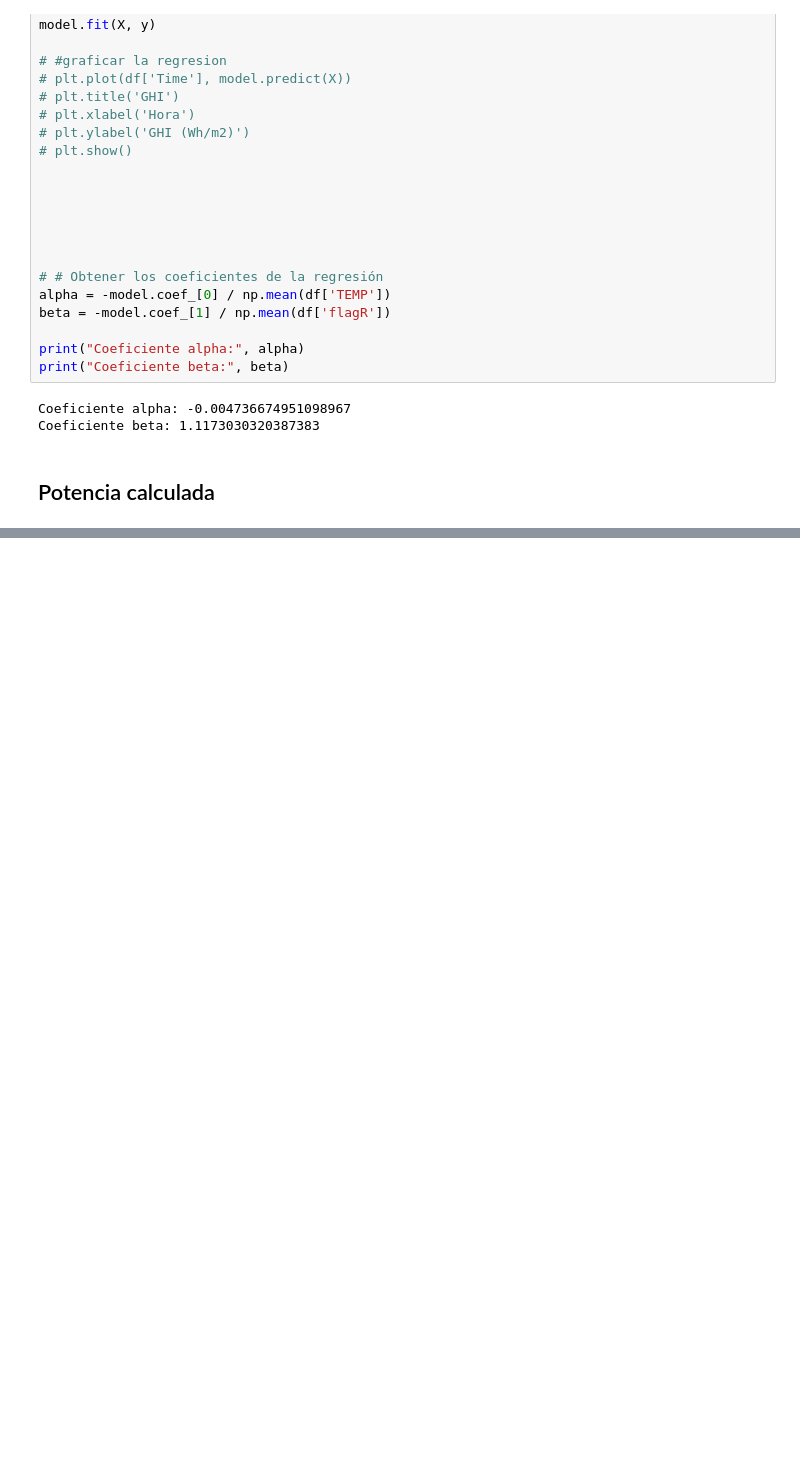
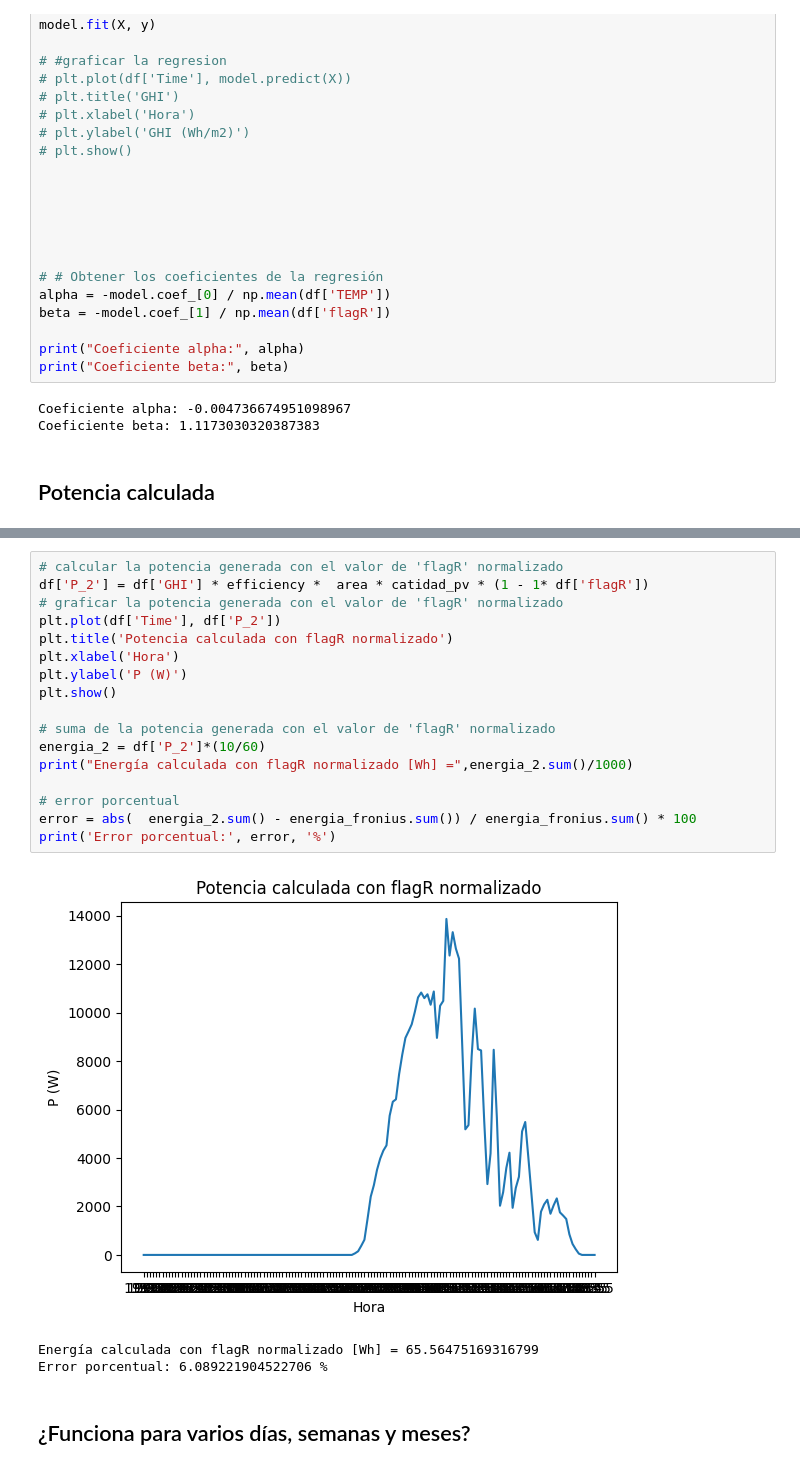
Before and after one commit to GustavoUNAL/Solar-1.233102--77.292833-, a Jupyter notebook: Notebooks/01-2023/modelo_matematico.ipynb, the cells around one changed output, grey strips where cells are left out. Cells and saved outputs as stored; diff of their text form; blank space fills up the shorter version.

```diff
--- a/Notebooks/01-2023/modelo_matematico.ipynb
+++ b/Notebooks/01-2023/modelo_matematico.ipynb
@@ -281,0 +325,23 @@ Error porcentual: 17.823627172091513 %
+# %%
+# calcular la potencia generada con el valor de 'flagR' normalizado
+df['P_2'] = df['GHI'] * efficiency *  area * catidad_pv * (1 - 1* df['flagR'])
+# graficar la potencia generada con el valor de 'flagR' normalizado
+plt.plot(df['Time'], df['P_2'])
+plt.title('Potencia calculada con flagR normalizado')
+plt.xlabel('Hora')
+plt.ylabel('P (W)')
+plt.show()
+
+# suma de la potencia generada con el valor de 'flagR' normalizado
+energia_2 = df['P_2']*(10/60)
+print("Energía calculada con flagR normalizado [Wh] =",energia_2.sum()/1000)
+
+# error porcentual
+error = abs(  energia_2.sum() - energia_fronius.sum()) / energia_fronius.sum() * 100
+print('Error porcentual:', error, '%')
+# %% [output]
+[figure, added]
+Energía calculada con flagR normalizado [Wh] = 65.56475169316799
+Error porcentual: 6.089221904522706 %
+# %% [markdown]
+## ¿Funciona para varios días, semanas y meses?
```
Also changed, not shown: parts of 7 cells of this notebook, 7 other files.
